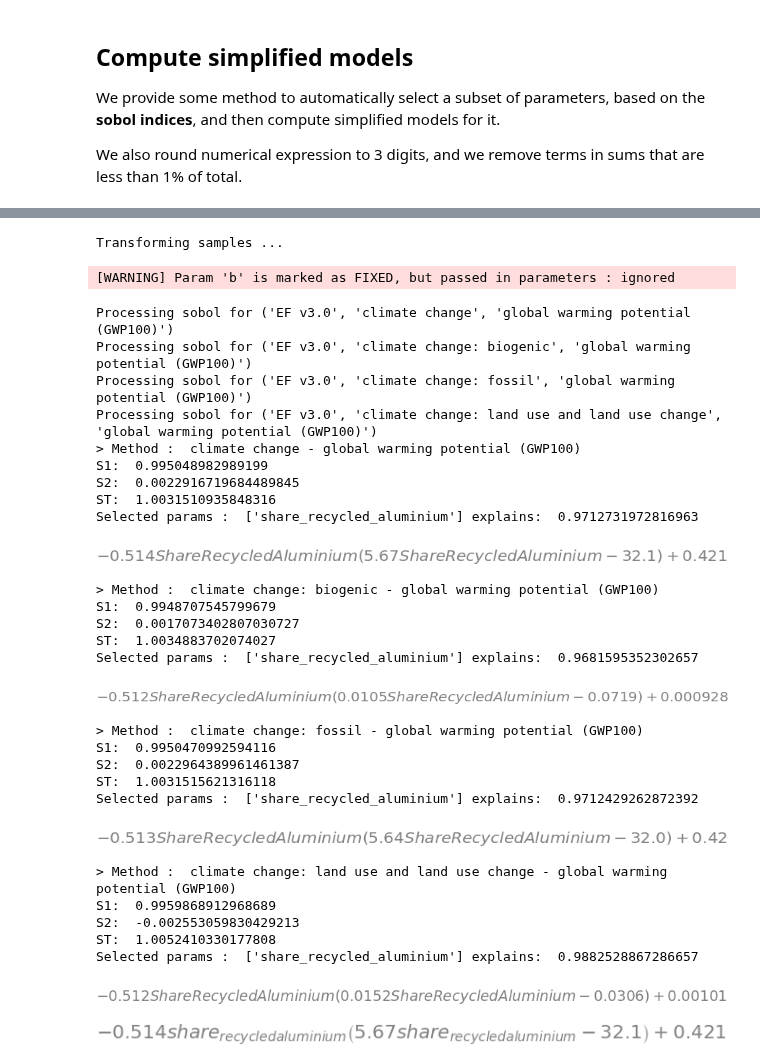
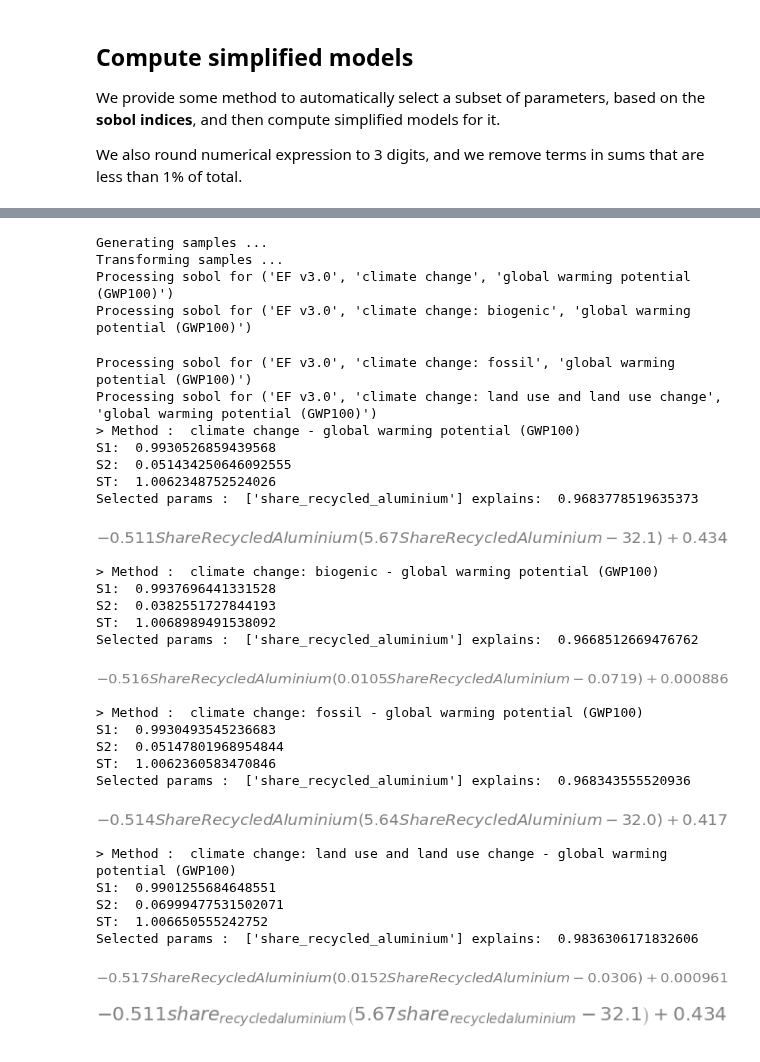
Before and after one commit to oie-mines-paristech/lca_algebraic, a Jupyter notebook: notebooks/example-notebook.ipynb, the cells around one changed output, grey strips where cells are left out. Drawn from its saved outputs; the diff is of its cells as text; code cells hidden in the pictures.

```diff
--- a/notebooks/example-notebook.ipynb
+++ b/notebooks/example-notebook.ipynb
@@ -664,7 +665,7 @@ simplified = agb.sobol_simplify_model(
     impacts, # Impacts to consider
     functional_unit=functional_value,
 
-    n=10000, # For large model, you may test other value and ensure ST and sum(S1) are close to 1.0
+    n=1000, # For large model, you may test other value and ensure ST and sum(S1) are close to 1.0
     fixed_mode = agb.FixedParamMode.MEDIAN, # We replace minor parameters by median by default,
     min_ratio=0.8, # Min ratio of variability to explain
     num_digits=3)
@@ -673,32 +674,32 @@ Generating samples ...
+Generating samples ...
 Transforming samples ...
+Processing sobol for ('EF v3.0', 'climate change', 'global warming potential (GWP100)')
+Processing sobol for ('EF v3.0', 'climate change: biogenic', 'global warming potential (GWP100)')
-[WARNING] Param 'b' is marked as FIXED, but passed in parameters : ignored
+Processing sobol for ('EF v3.0', 'climate change: fossil', 'global warming potential (GWP100)')
+Processing sobol for ('EF v3.0', 'climate change: land use and land use change', 'global warming potential (GWP100)')
+> Method :  climate change - global warming potential (GWP100)
+S1:  0.9930526859439568
+S2:  0.051434250646092555
+ST:  1.0062348752524026
+Selected params :  ['share_recycled_aluminium'] explains:  0.9683778519635373
+[figure]
-Processing sobol for ('EF v3.0', 'climate change', 'global warming potential (GWP100)')
-Processing sobol for ('EF v3.0', 'climate change: biogenic', 'global warming potential (GWP100)')
-Processing sobol for ('EF v3.0', 'climate change: fossil', 'global warming potential (GWP100)')
-Processing sobol for ('EF v3.0', 'climate change: land use and land use change', 'global warming potential (GWP100)')
-> Method :  climate change - global warming potential (GWP100)
-S1:  0.995048982989199
-S2:  0.0022916719684489845
-ST:  1.0031510935848316
-Selected params :  ['share_recycled_aluminium'] explains:  0.9712731972816963
+> Method :  climate change: biogenic - global warming potential (GWP100)
+S1:  0.9937696441331528
+S2:  0.0382551727844193
+ST:  1.0068989491538092
+Selected params :  ['share_recycled_aluminium'] explains:  0.9668512669476762
-[figure]
+[figure]
-> Method :  climate change: biogenic - global warming potential (GWP100)
-S1:  0.9948707545799679
-S2:  0.0017073402807030727
-ST:  1.0034883702074027
-Selected params :  ['share_recycled_aluminium'] explains:  0.9681595352302657
+> Method :  climate change: fossil - global warming potential (GWP100)
+S1:  0.9930493545236683
+S2:  0.05147801968954844
+ST:  1.0062360583470846
+Selected params :  ['share_recycled_aluminium'] explains:  0.968343555520936
-[figure]
+[figure, new version]
-> Method :  climate change: fossil - global warming potential (GWP100)
-S1:  0.9950470992594116
-S2:  0.0022964389961461387
-ST:  1.0031515621316118
-Selected params :  ['share_recycled_aluminium'] explains:  0.9712429262872392
+> Method :  climate change: land use and land use change - global warming potential (GWP100)
+S1:  0.9901255684648551
+S2:  0.06999477531502071
+ST:  1.006650555242752
+Selected params :  ['share_recycled_aluminium'] explains:  0.9836306171832606
-[figure, old version]
-> Method :  climate change: land use and land use change - global warming potential (GWP100)
-S1:  0.9959868912968689
-S2:  -0.002553059830429213
-ST:  1.0052410330177808
-Selected params :  ['share_recycled_aluminium'] explains:  0.9882528867286657
 [figure]
 # %%
 # Let's look at the expression for first impact again
```
Also changed, not shown: parts of 7 cells of this notebook, 1 other file.
